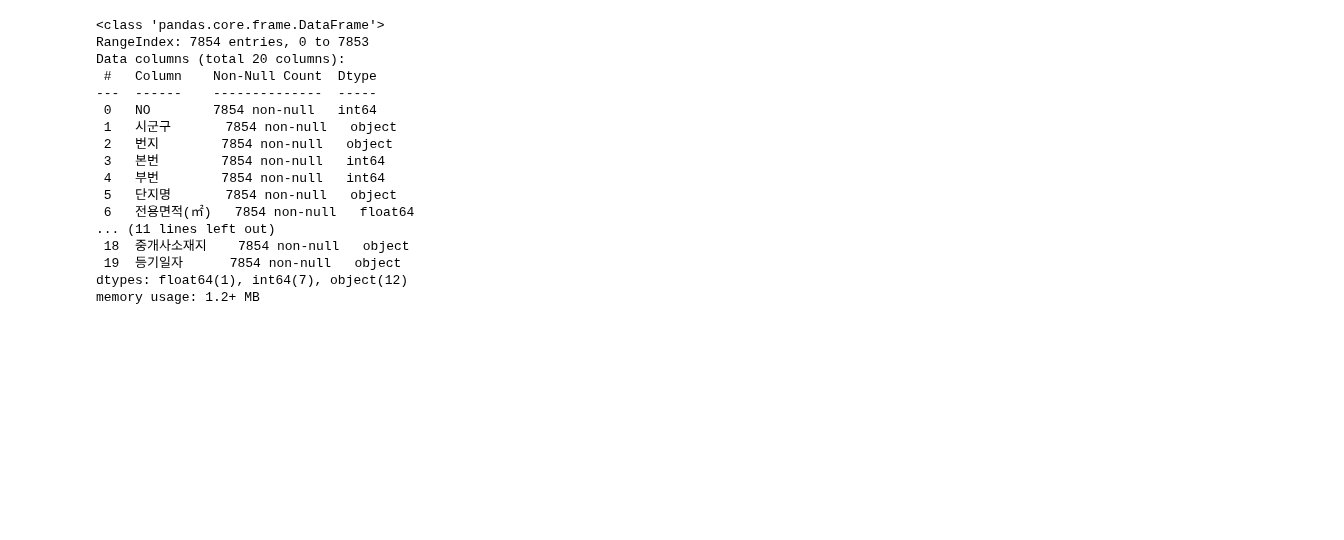
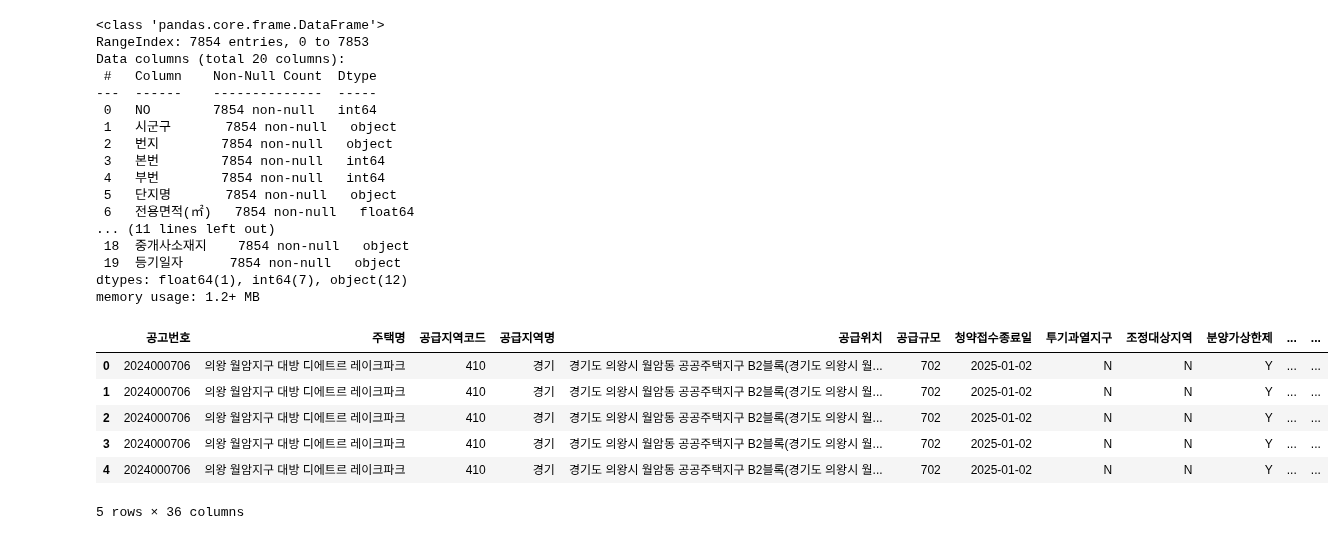
Before and after one commit to choikwangil95/HKToss-MLOps-Proejct, a Jupyter notebook: feature_0312_eugene.ipynb, the cells around one changed output. Saved outputs shown, nothing was run; the diff lists cells and outputs as text; code cells hidden in the pictures; blank space fills up the shorter version.

```diff
--- a/feature_0312_eugene.ipynb
+++ b/feature_0312_eugene.ipynb
@@ -95,3 +95,14 @@ Data columns (total 20 columns):
  19  등기일자      7854 non-null   object
 dtypes: float64(1), int64(7), object(12)
 memory usage: 1.2+ MB
+# %%
+df_bug_fixed = pd.read_csv('src/storage/train_data/train-250312-01.csv', encoding='euc-kr')
+df_bug_fixed.head()
+# %% [output]
+|  | 공고번호 | 주택명 | 공급지역코드 | 공급지역명 | 공급위치 | 공급규모 | 청약접수종료일 | 투기과열지구 | 조정대상지역 | 분양가상한제 | ... | ... |
+| 0 | 2024000706 | 의왕 월암지구 대방 디에트르 레이크파크 | 410 | 경기 | 경기도 의왕시 월암동 공공주택지구 B2블록(경기도 의왕시 월... | 702 | 2025-01-02 | N | N | Y | ... | ... |
+| 1 | 2024000706 | 의왕 월암지구 대방 디에트르 레이크파크 | 410 | 경기 | 경기도 의왕시 월암동 공공주택지구 B2블록(경기도 의왕시 월... | 702 | 2025-01-02 | N | N | Y | ... | ... |
+| 2 | 2024000706 | 의왕 월암지구 대방 디에트르 레이크파크 | 410 | 경기 | 경기도 의왕시 월암동 공공주택지구 B2블록(경기도 의왕시 월... | 702 | 2025-01-02 | N | N | Y | ... | ... |
+| 3 | 2024000706 | 의왕 월암지구 대방 디에트르 레이크파크 | 410 | 경기 | 경기도 의왕시 월암동 공공주택지구 B2블록(경기도 의왕시 월... | 702 | 2025-01-02 | N | N | Y | ... | ... |
+| 4 | 2024000706 | 의왕 월암지구 대방 디에트르 레이크파크 | 410 | 경기 | 경기도 의왕시 월암동 공공주택지구 B2블록(경기도 의왕시 월... | 702 | 2025-01-02 | N | N | Y | ... | ... |
+5 rows × 36 columns
```
Also changed, not shown: parts of 1 cell of this notebook.
